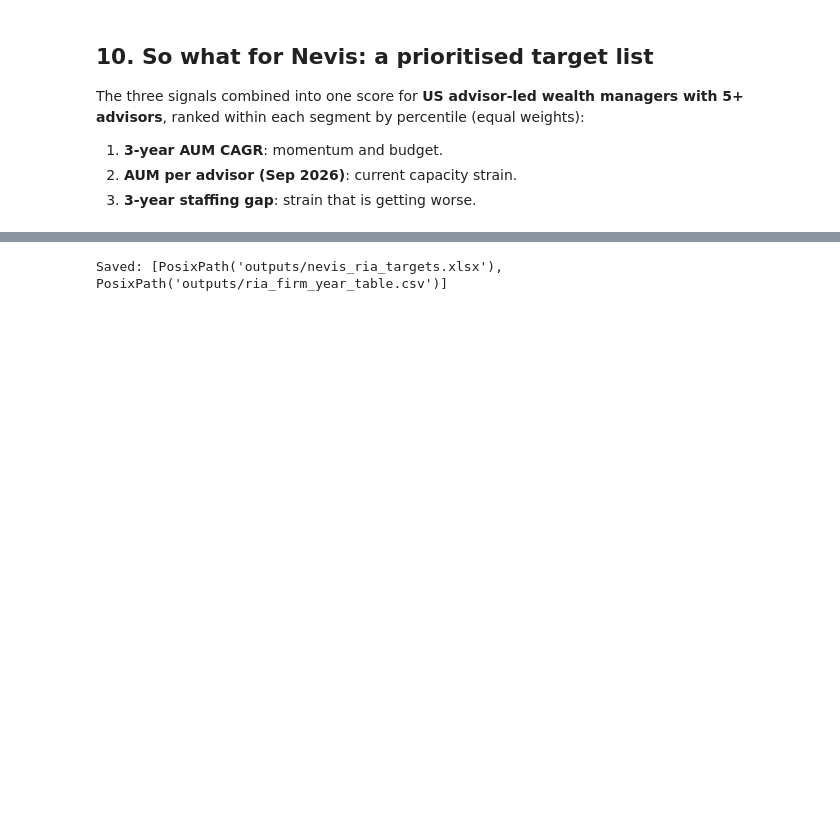
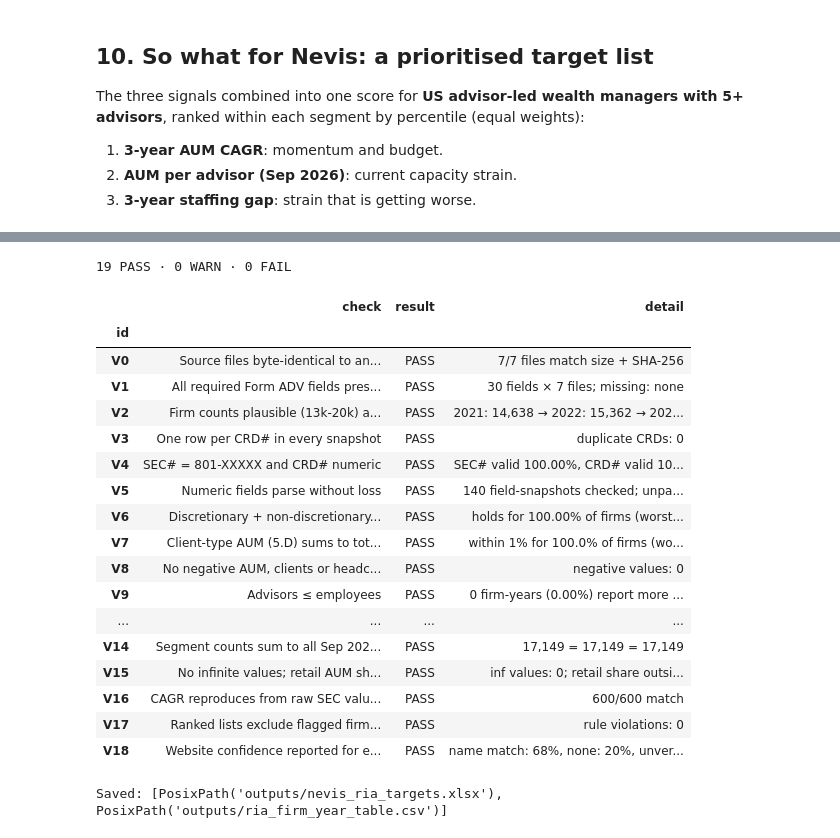
Before and after one commit to justinmcbryan/nevis-ria-analysis, a Jupyter notebook: nevis_ria_analysis.ipynb, the cells around one changed output, grey strips where cells are left out. Cells and saved outputs as stored; diff of their text form; code cells hidden in the pictures; blank space fills up the shorter version.

Commit message:
Add 19 data validation checks, SEC user agent and hard-copy fallback, Colab formatting fix

```diff
--- a/nevis_ria_analysis.ipynb
+++ b/nevis_ria_analysis.ipynb
@@ -38,6 +41,7 @@ pd.set_option("display.float_format", lambda x: f"{x:,.2f}")
 DATA_DIR = Path(os.environ.get("NEVIS_DATA_DIR", "data"))
 RAW, CACHE, OUT = DATA_DIR / "raw", DATA_DIR / "cache", Path("outputs")
 for p in (RAW, CACHE, OUT): p.mkdir(parents=True, exist_ok=True)
-SEC_USER_AGENT = os.environ.get("SEC_USER_AGENT", "Justin McBryan research (Nevis take-home)")
+# SEC fair-access policy: automated requests must identify a name and contact email
+SEC_USER_AGENT = os.environ.get("SEC_USER_AGENT", "Justin McBryan justin.mcbryan@useaffluence.com")
 # %% [markdown]
 ## 1. Data sourcing: why these files
@@ -717,3 +888,60 @@ This analysis was built with **Claude (Anthropic) working agentically**, with me
+# %%
+# CHECK V14: segment counts reconcile to universe
+check("V14", "Segment counts sum to all Sep 2026 RIAs", int(seg.RIAs.sum()) == len(latest) == raw["2026-09"].shape[0],
+      f"{int(seg.RIAs.sum()):,} = {len(latest):,} = {raw['2026-09'].shape[0]:,}")
+
+# CHECK V15: no inf / impossible values in derived metrics
+derived = pd.concat([latest[["avg_aum_per_client", "aum_per_advisor", "clients_per_advisor", "retail_aum_share"]].stack()] +
+                    [w[["aum_cagr", "advisor_cagr", "staffing_gap"]].stack() for w in win.values()])
+bad = int(np.isinf(derived).sum()); share_bad = int(((latest.retail_aum_share < 0) | (latest.retail_aum_share > 1.05)).sum())
+check("V15", "No infinite values; retail AUM share within 0-100%", bad == 0, f"inf values: {bad}; retail share outside range: {share_bad} firms")
+
+# CHECK V16: CAGR independently recomputed from raw source AUM for a random sample
+raw_aum = {lab: num(r.set_index(r["Organization CRD#"].str.strip())["5F(2)(c)"]) for lab, r in raw.items() if lab.endswith("-09")}
+ok16 = []
+for h, w in win.items():
+    for _, row in w.sample(min(200, len(w)), random_state=42).iterrows():
+        a0, a1 = raw_aum[f"{2026 - h}-09"][row.crd], raw_aum["2026-09"][row.crd]
+        ok16.append(abs((a1 / a0) ** (1 / h) - 1 - row.aum_cagr) < 1e-9)
+check("V16", "CAGR reproduces from raw SEC values (600-firm sample)", all(ok16), f"{sum(ok16)}/{len(ok16)} match")
+
+# CHECK V17: ranked lists obey their own filters
+viol = 0
+for h in (1, 3, 5):
+    for lst in (fast[h], gap[h]):
+        w = win[h].loc[lst.index]
+        viol += int((w.inorganic_flag | w.headcount_reclass).sum())
+        viol += int((w.aum_start < w.segment.astype(str).map(MIN_START)).sum())
+check("V17", "Ranked lists exclude flagged firms and respect min starting AUM", viol == 0, f"rule violations: {viol}")
+
+# CHECK V18: website data-quality transparency
+wc = latest.website_confidence.value_counts(normalize=True)
+check("V18", "Website confidence reported for every firm", latest.website_confidence.notna().all(),
+      ", ".join(f"{k}: {v:.0%}" for k, v in wc.items()), critical=False)
+
+summary = pd.DataFrame(checks).set_index("id")
+print(f"{(summary.result == 'PASS').sum()} PASS · {(summary.result == 'WARN').sum()} WARN · {(summary.result == 'FAIL').sum()} FAIL")
+summary
+# %% [output]
+19 PASS · 0 WARN · 0 FAIL
+|  | check | result | detail |
+| id |  |  |  |
+| V0 | Source files byte-identical to an... | PASS | 7/7 files match size + SHA-256 |
+| V1 | All required Form ADV fields pres... | PASS | 30 fields × 7 files; missing: none |
+| V2 | Firm counts plausible (13k-20k) a... | PASS | 2021: 14,638 → 2022: 15,362 → 202... |
+| V3 | One row per CRD# in every snapshot | PASS | duplicate CRDs: 0 |
+| V4 | SEC# = 801-XXXXX and CRD# numeric | PASS | SEC# valid 100.00%, CRD# valid 10... |
+| V5 | Numeric fields parse without loss | PASS | 140 field-snapshots checked; unpa... |
+| V6 | Discretionary + non-discretionary... | PASS | holds for 100.00% of firms (worst... |
+| V7 | Client-type AUM (5.D) sums to tot... | PASS | within 1% for 100.0% of firms (wo... |
+| V8 | No negative AUM, clients or headc... | PASS | negative values: 0 |
+| V9 | Advisors ≤ employees | PASS | 0 firm-years (0.00%) report more ... |
+| ... | ... | ... | ... |
+| V14 | Segment counts sum to all Sep 202... | PASS | 17,149 = 17,149 = 17,149 |
+| V15 | No infinite values; retail AUM sh... | PASS | inf values: 0; retail share outsi... |
+| V16 | CAGR reproduces from raw SEC valu... | PASS | 600/600 match |
+| V17 | Ranked lists exclude flagged firm... | PASS | rule violations: 0 |
+| V18 | Website confidence reported for e... | PASS | name match: 68%, none: 20%, unver... |
 # %%
 with pd.ExcelWriter(OUT / "nevis_ria_targets.xlsx") as xw:
     fmt(targets).to_excel(xw, sheet_name="Nevis targets", index=False)
```
Also changed, not shown: parts of 16 cells of this notebook, 3 other files.
